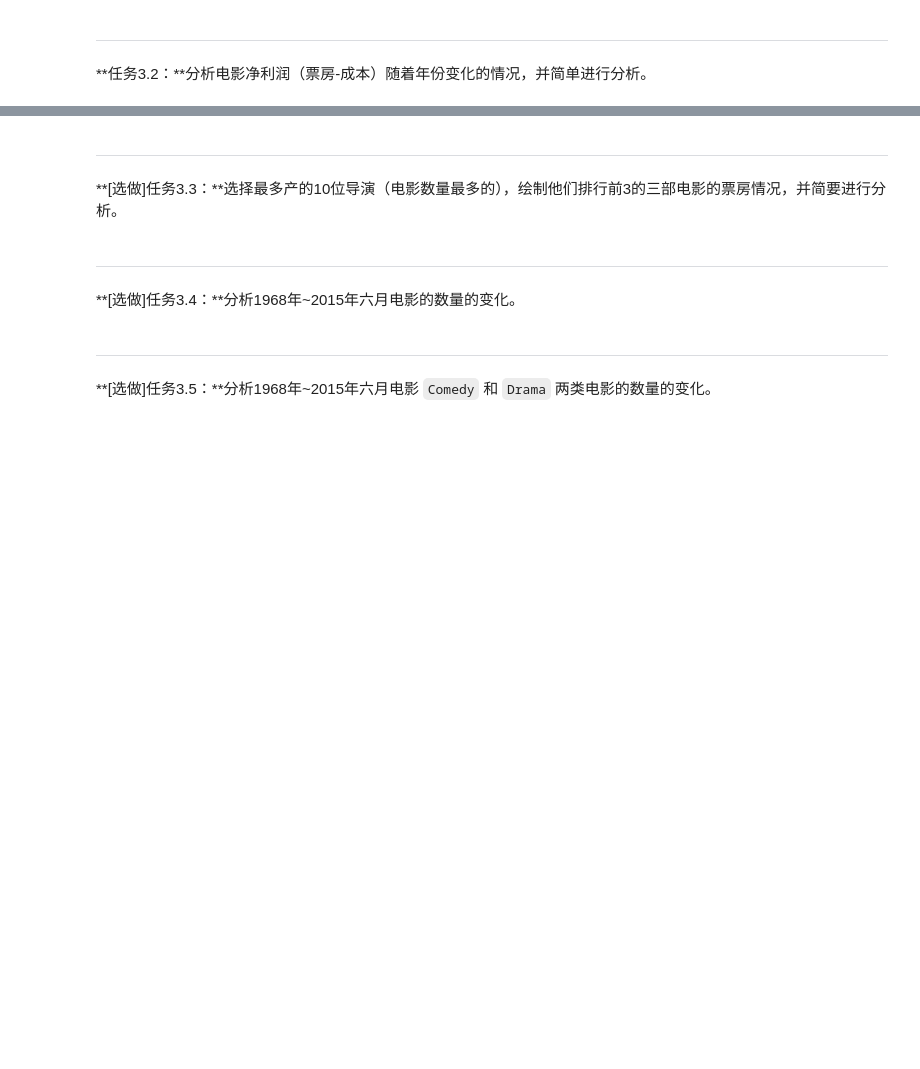
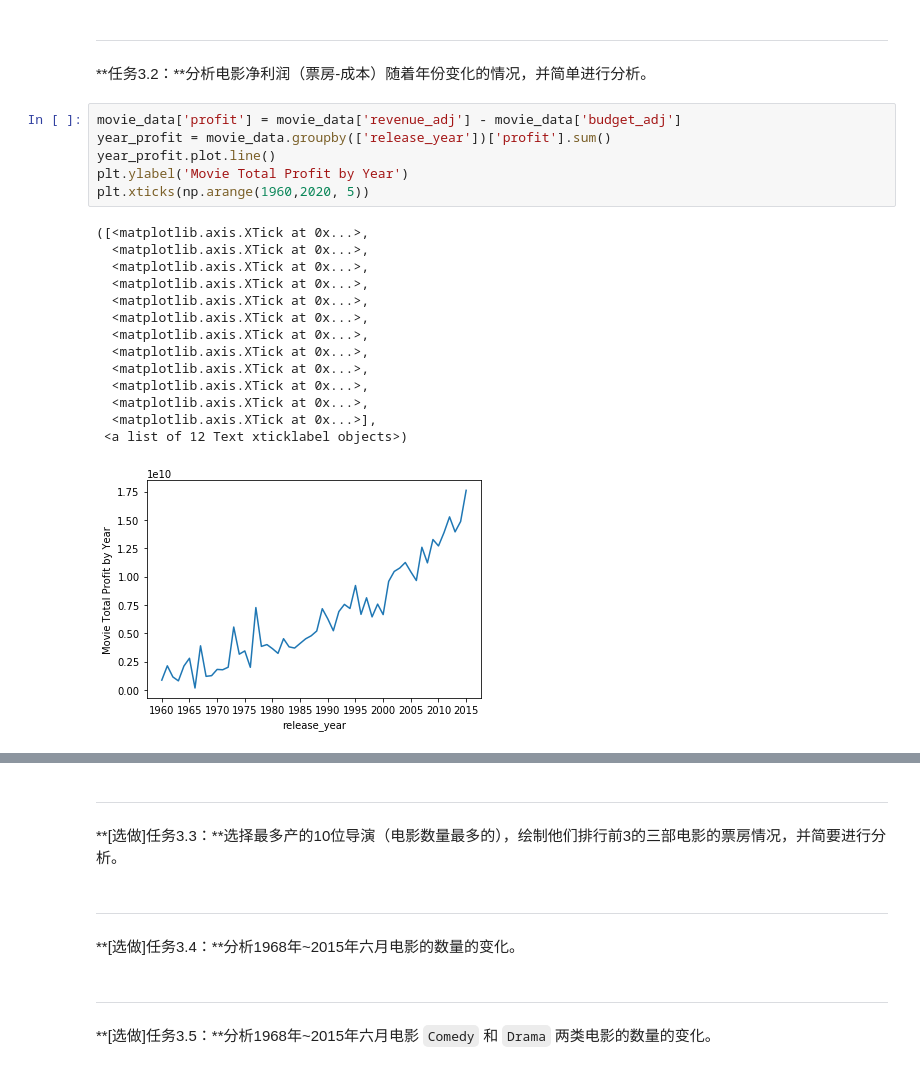
Before and after one commit to LYleonard/DataAnalysis, a Jupyter notebook: Statistics/ExploringDataSet/Explore_Movie_Dataset/Explore Movie Dataset_tmdb.ipynb, the cells around one changed output, grey strips where cells are left out. Cells and saved outputs as stored; diff of their text form; blank space fills up the shorter version.

```diff
--- a/Statistics/ExploringDataSet/Explore_Movie_Dataset/Explore Movie Dataset_tmdb.ipynb
+++ b/Statistics/ExploringDataSet/Explore_Movie_Dataset/Explore Movie Dataset_tmdb.ipynb
@@ -347,3 +355,24 @@ Name: popularity, Length: 3190, dtype: float64
 # %% [markdown]
 ---
 **任务3.2：**分析电影净利润（票房-成本）随着年份变化的情况，并简单进行分析。
+# %%
+movie_data['profit'] = movie_data['revenue_adj'] - movie_data['budget_adj']
+year_profit = movie_data.groupby(['release_year'])['profit'].sum()
+year_profit.plot.line()
+plt.ylabel('Movie Total Profit by Year')
+plt.xticks(np.arange(1960,2020, 5))
+# %% [output]
+([<matplotlib.axis.XTick at 0x...>,
+  <matplotlib.axis.XTick at 0x...>,
+  <matplotlib.axis.XTick at 0x...>,
+  <matplotlib.axis.XTick at 0x...>,
+  <matplotlib.axis.XTick at 0x...>,
+  <matplotlib.axis.XTick at 0x...>,
+  <matplotlib.axis.XTick at 0x...>,
+  <matplotlib.axis.XTick at 0x...>,
+  <matplotlib.axis.XTick at 0x...>,
+  <matplotlib.axis.XTick at 0x...>,
+  <matplotlib.axis.XTick at 0x...>,
+  <matplotlib.axis.XTick at 0x...>],
+ <a list of 12 Text xticklabel objects>)
+[figure, added]
```
Also changed, not shown: parts of 3 cells of this notebook, 1 other file.
